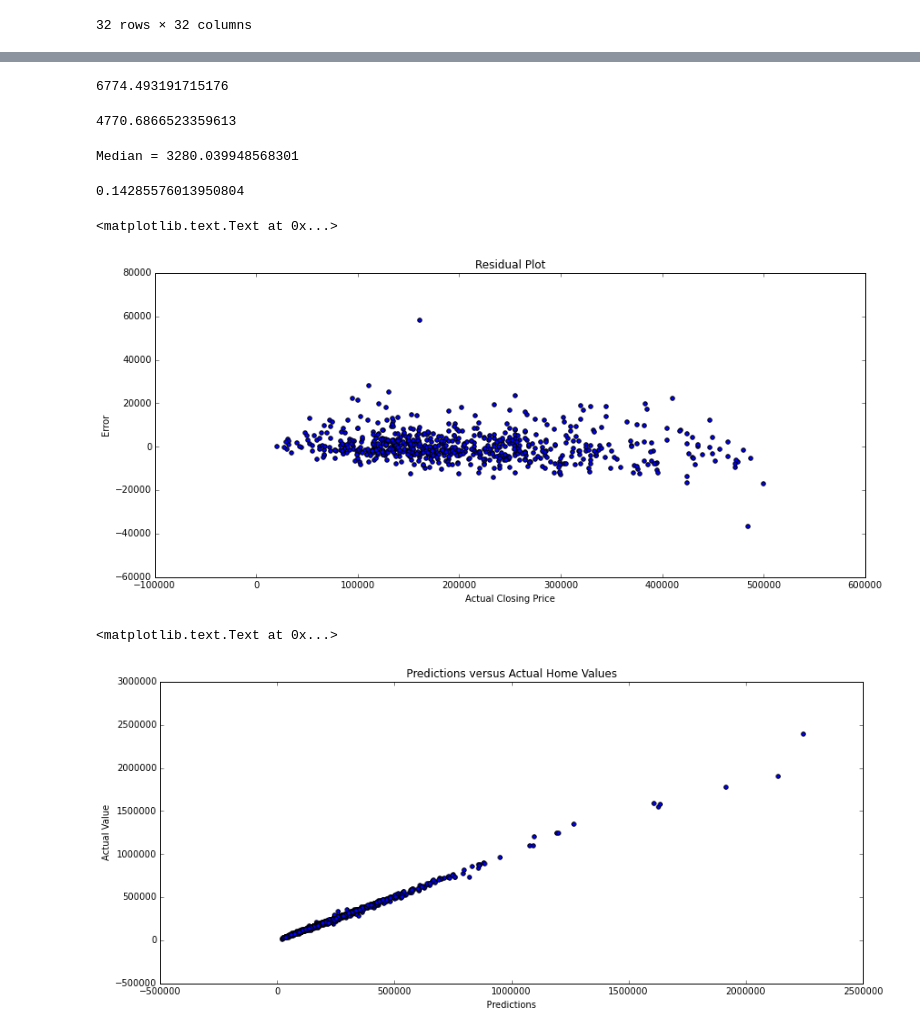
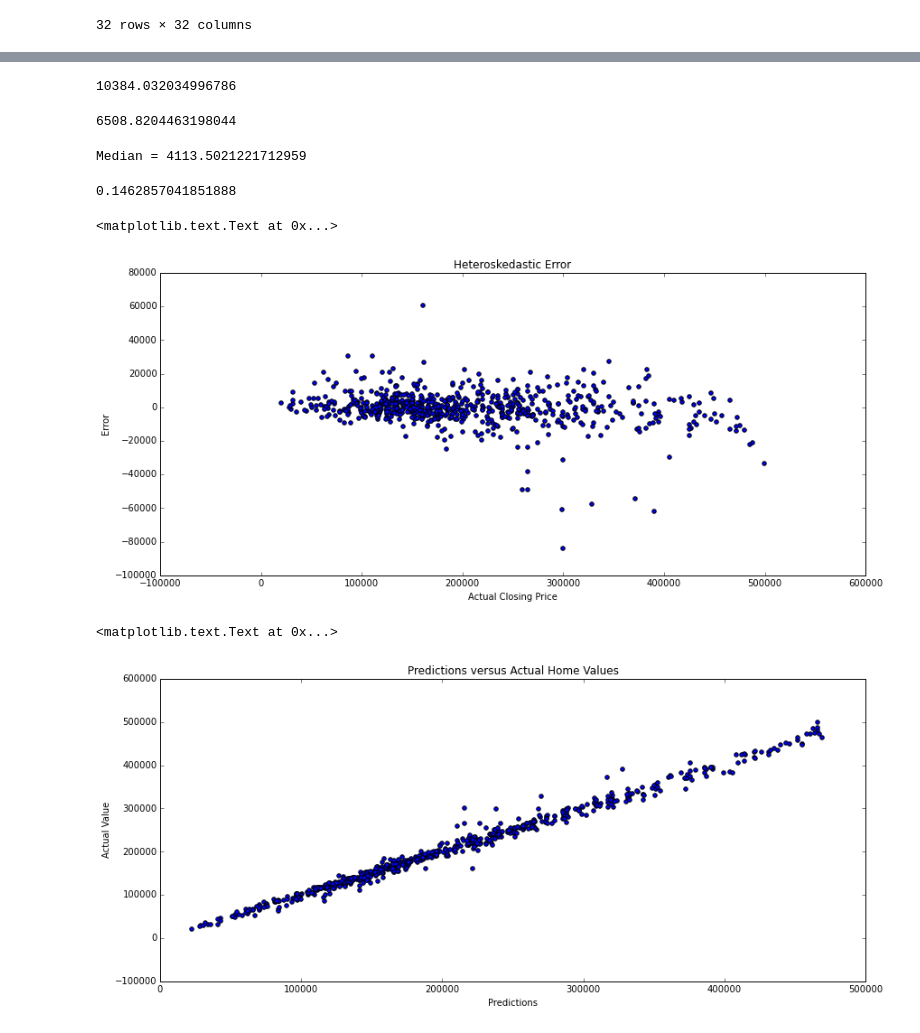
Before and after one commit to JeremyNixon/algorithms, a Jupyter notebook: Housing Price Model.ipynb, the cells around one changed output, grey strips where cells are left out. Drawn from its saved outputs; the diff is of its cells as text; code cells hidden in the pictures.

```diff
--- a/Housing Price Model.ipynb
+++ b/Housing Price Model.ipynb
@@ -245,7 +245,7 @@ x_train_stacking = stacking_data[[
                     'NumBedrooms',
                     'NumBaths',
                     'ExteriorStories',
-                    'ListPrice',
+#                    'ListPrice',
                     'GeoLat',
                     'GeoLon',
                     'Both Private & Community',
@@ -254,8 +254,8 @@ x_train_stacking = stacking_data[[
                     'Gemini/Twin Home',
                     'Single Family - Detached',
                     'Townhouse',
-                'ListPrice*ListPrice',
-                 'ListPrice*Single Family - Detached',
+#                'ListPrice*ListPrice',
+ #                'ListPrice*Single Family - Detached',
                  'Community*None',
                  'None*Community',
                  'Private*Private',
@@ -275,7 +275,7 @@ x_train_training = training_data[[
                     'NumBedrooms',
                     'NumBaths',
                     'ExteriorStories',
-                    'ListPrice',
+  #                  'ListPrice',
                     'GeoLat',
                     'GeoLon',
                     'Both Private & Community',
@@ -284,8 +284,8 @@ x_train_training = training_data[[
                     'Gemini/Twin Home',
                     'Single Family - Detached',
                     'Townhouse',
-                     'ListPrice*ListPrice',
-                     'ListPrice*Single Family - Detached',
+   #                  'ListPrice*ListPrice',
+    #                 'ListPrice*Single Family - Detached',
                      'Community*None',
                      'None*Community',
                      'Private*Private',
@@ -305,7 +305,7 @@ x_test_listprice = test_data[[
                     'NumBedrooms',
                     'NumBaths',
                     'ExteriorStories',
-                    'ListPrice',
+#                    'ListPrice',
                     'GeoLat',
                     'GeoLon',
                     'Both Private & Community',
@@ -314,8 +314,8 @@ x_test_listprice = test_data[[
                     'Gemini/Twin Home',
                     'Single Family - Detached',
                     'Townhouse',
-                     'ListPrice*ListPrice',
-                     'ListPrice*Single Family - Detached',
+ #                    'ListPrice*ListPrice',
+  #                   'ListPrice*Single Family - Detached',
                      'Community*None',
                      'None*Community',
                      'Private*Private',
@@ -329,26 +329,4 @@ x_test_listprice = test_data[[
                      'Townhouse*Mfg/Mobile Housing'
                    ]]
 y_test = test_data['ClosePrice']
-
-bayesian_ridge = linear_model.Ridge()
-bayesian_ridge.fit(x_train_stacking, y_train_stacking)
-bayesian_ridge_predictions_test = bayesian_ridge.predict(x_test_listprice)
-
-bayesian_ridge = linear_model.Ridge()
-bayesian_ridge.fit(x_train_stacking, y_train_stacking)
-bayesian_ridge_predictions_stacking = bayesian_ridge.predict(x_train_training)
-
-x_train_training['Bayesian_Ridge_Predictions'] = bayesian_ridge_predictions_stacking
-x_test_listprice['Bayesian_Ridge_Predictions'] = bayesian_ridge_predictions_test
-
-booster = ensemble.GradientBoostingRegressor(n_estimators = 110)
-booster.fit(x_train_training, y_train_training)
-booster_predictions = booster.predict(x_test_listprice)
-
-forest = ensemble.RandomForestRegressor(n_estimators = 100)
-forest.fit(x_train_training, y_train_training)
-forest_predictions = booster.predict(x_test_listprice)
-
-median = np.median(abs((unprocess(booster_predictions)+unprocess(forest_predictions))/2.0-unprocess(y_test)))
-print "Median Error = %r" %median
 # %% [output]
@@ -378,40 +380,40 @@ def MAE(predictions, actual):
 # %%
 RMSE(predictions, unprocess(y_test))
 # %% [output]
-6774.493191715176
+10384.032034996786
 # %%
 MAE(predictions, unprocess(y_test))
 # %% [output]
-4770.6866523359613
+6508.8204463198044
 # %%
 # Median Error
 median = np.median(abs((unprocess(booster_predictions)+unprocess(forest_predictions))/2.0-unprocess(y_test)))
 print "Median = %r" %median
 # %% [output]
-Median = 3280.039948568301
+Median = 4113.5021221712959
 # %%
 R2 = pd.Series(predictions).corr(pd.Series(unprocess(y_test)))**2
 R2
 # %% [output]
-0.14285576013950804
+0.1462857041851888
 # %%
 # Errors
 plt.figure(figsize = (14, 6))
 plt.scatter(unprocess(y_test), predictions-unprocess(y_test))
-plt.title('Residual Plot')
+plt.title('Heteroskedastic Error')
 plt.xlabel('Actual Closing Price')
 plt.ylabel('Error')
 # %% [output]
 <matplotlib.text.Text at 0x...>
-[figure, old version]
+[figure, new version]
 # %%
 # Visualize Predictions
 
 plt.figure(figsize = (14, 6))
-plt.scatter(predictions, y_test)
+plt.scatter(predictions, unprocess(y_test))
 plt.title('Predictions versus Actual Home Values')
 plt.xlabel('Predictions')
 plt.ylabel('Actual Value')
 # %% [output]
 <matplotlib.text.Text at 0x...>
-[figure, old version]
+[figure, new version]
```
Also changed, not shown: parts of 2 cells of this notebook, 8 other files.
